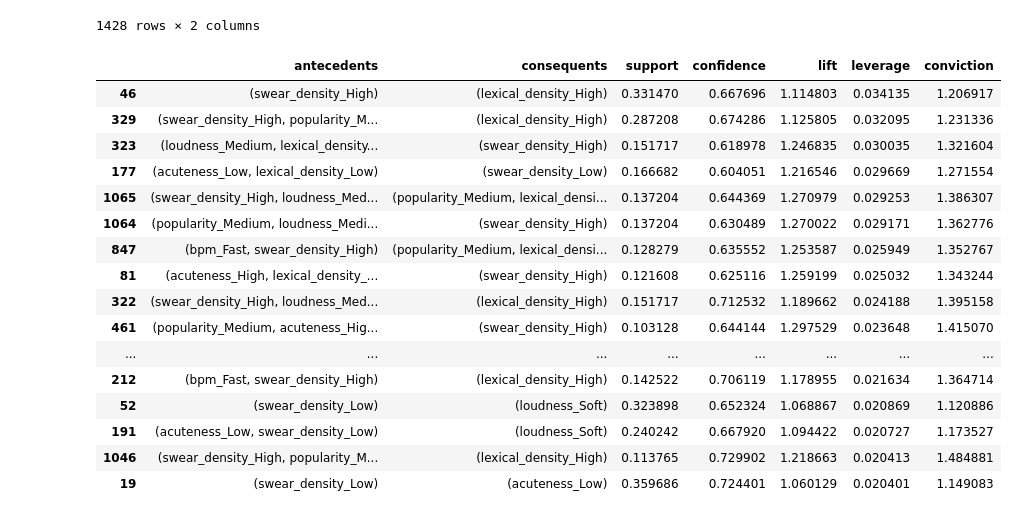
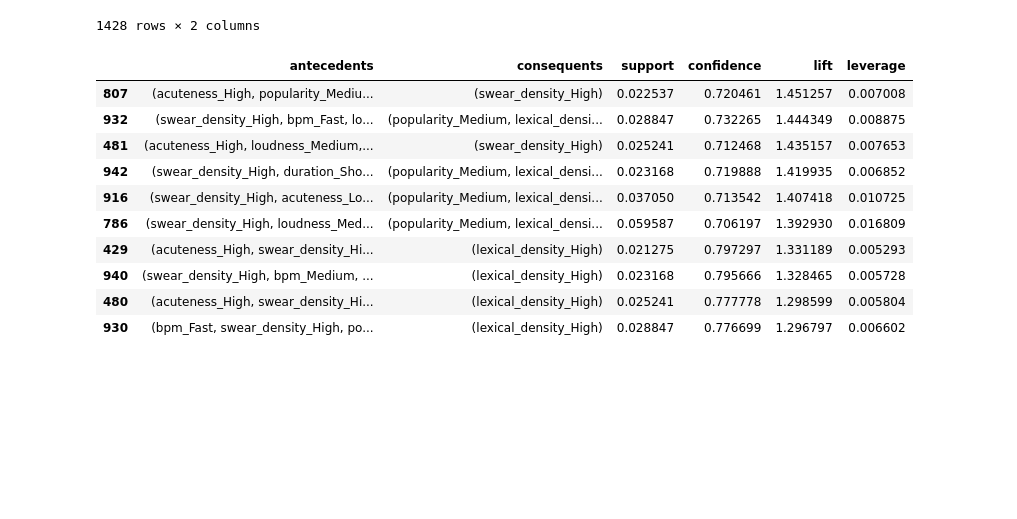
Before and after one commit to Ludovico1104/Progetto-I2ML, a Jupyter notebook: prova.ipynb, the cells around one changed output. Cells and saved outputs as stored; diff of their text form; code cells hidden in the pictures; blank space fills up the shorter version.

Commit message:
assosiasion rules3

```diff
--- a/prova.ipynb
+++ b/prova.ipynb
@@ -314,37 +314,30 @@ frequent_itemsets.sort_values("support", ascending=False)
 # %%
 rules_conf = association_rules(
     frequent_itemsets,
     metric="confidence",
-    min_threshold=0.6,
+    min_threshold=0.7,
     num_itemsets=len(df.index),
 )
 
 columns_to_show = [
     "antecedents",
     "consequents",
     "support",
     "confidence",
     "lift",
     "leverage",
-    "conviction",
 ]
 
-rules_conf[columns_to_show].sort_values(["leverage", "lift"], ascending=False).head(20)
+rules_conf[columns_to_show].sort_values(["lift", "leverage"], ascending=False).head(10)
 # %% [output]
-|  | antecedents | consequents | support | confidence | lift | leverage | conviction |
-| 46 | (swear_density_High) | (lexical_density_High) | 0.331470 | 0.667696 | 1.114803 | 0.034135 | 1.206917 |
-| 329 | (swear_density_High, popularity_M... | (lexical_density_High) | 0.287208 | 0.674286 | 1.125805 | 0.032095 | 1.231336 |
-| 323 | (loudness_Medium, lexical_density... | (swear_density_High) | 0.151717 | 0.618978 | 1.246835 | 0.030035 | 1.321604 |
-| 177 | (acuteness_Low, lexical_density_Low) | (swear_density_Low) | 0.166682 | 0.604051 | 1.216546 | 0.029669 | 1.271554 |
-| 1065 | (swear_density_High, loudness_Med... | (popularity_Medium, lexical_densi... | 0.137204 | 0.644369 | 1.270979 | 0.029253 | 1.386307 |
-| 1064 | (popularity_Medium, loudness_Medi... | (swear_density_High) | 0.137204 | 0.630489 | 1.270022 | 0.029171 | 1.362776 |
-| 847 | (bpm_Fast, swear_density_High) | (popularity_Medium, lexical_densi... | 0.128279 | 0.635552 | 1.253587 | 0.025949 | 1.352767 |
-| 81 | (acuteness_High, lexical_density_... | (swear_density_High) | 0.121608 | 0.625116 | 1.259199 | 0.025032 | 1.343244 |
-| 322 | (swear_density_High, loudness_Med... | (lexical_density_High) | 0.151717 | 0.712532 | 1.189662 | 0.024188 | 1.395158 |
-| 461 | (popularity_Medium, acuteness_Hig... | (swear_density_High) | 0.103128 | 0.644144 | 1.297529 | 0.023648 | 1.415070 |
-| ... | ... | ... | ... | ... | ... | ... | ... |
-| 212 | (bpm_Fast, swear_density_High) | (lexical_density_High) | 0.142522 | 0.706119 | 1.178955 | 0.021634 | 1.364714 |
-| 52 | (swear_density_Low) | (loudness_Soft) | 0.323898 | 0.652324 | 1.068867 | 0.020869 | 1.120886 |
-| 191 | (acuteness_Low, swear_density_Low) | (loudness_Soft) | 0.240242 | 0.667920 | 1.094422 | 0.020727 | 1.173527 |
-| 1046 | (swear_density_High, popularity_M... | (lexical_density_High) | 0.113765 | 0.729902 | 1.218663 | 0.020413 | 1.484881 |
-| 19 | (swear_density_Low) | (acuteness_Low) | 0.359686 | 0.724401 | 1.060129 | 0.020401 | 1.149083 |
+|  | antecedents | consequents | support | confidence | lift | leverage |
+| 807 | (acuteness_High, popularity_Mediu... | (swear_density_High) | 0.022537 | 0.720461 | 1.451257 | 0.007008 |
+| 932 | (swear_density_High, bpm_Fast, lo... | (popularity_Medium, lexical_densi... | 0.028847 | 0.732265 | 1.444349 | 0.008875 |
+| 481 | (acuteness_High, loudness_Medium,... | (swear_density_High) | 0.025241 | 0.712468 | 1.435157 | 0.007653 |
+| 942 | (swear_density_High, duration_Sho... | (popularity_Medium, lexical_densi... | 0.023168 | 0.719888 | 1.419935 | 0.006852 |
+| 916 | (swear_density_High, acuteness_Lo... | (popularity_Medium, lexical_densi... | 0.037050 | 0.713542 | 1.407418 | 0.010725 |
+| 786 | (swear_density_High, loudness_Med... | (popularity_Medium, lexical_densi... | 0.059587 | 0.706197 | 1.392930 | 0.016809 |
+| 429 | (acuteness_High, swear_density_Hi... | (lexical_density_High) | 0.021275 | 0.797297 | 1.331189 | 0.005293 |
+| 940 | (swear_density_High, bpm_Medium, ... | (lexical_density_High) | 0.023168 | 0.795666 | 1.328465 | 0.005728 |
+| 480 | (acuteness_High, swear_density_Hi... | (lexical_density_High) | 0.025241 | 0.777778 | 1.298599 | 0.005804 |
+| 930 | (bpm_Fast, swear_density_High, po... | (lexical_density_High) | 0.028847 | 0.776699 | 1.296797 | 0.006602 |
```
